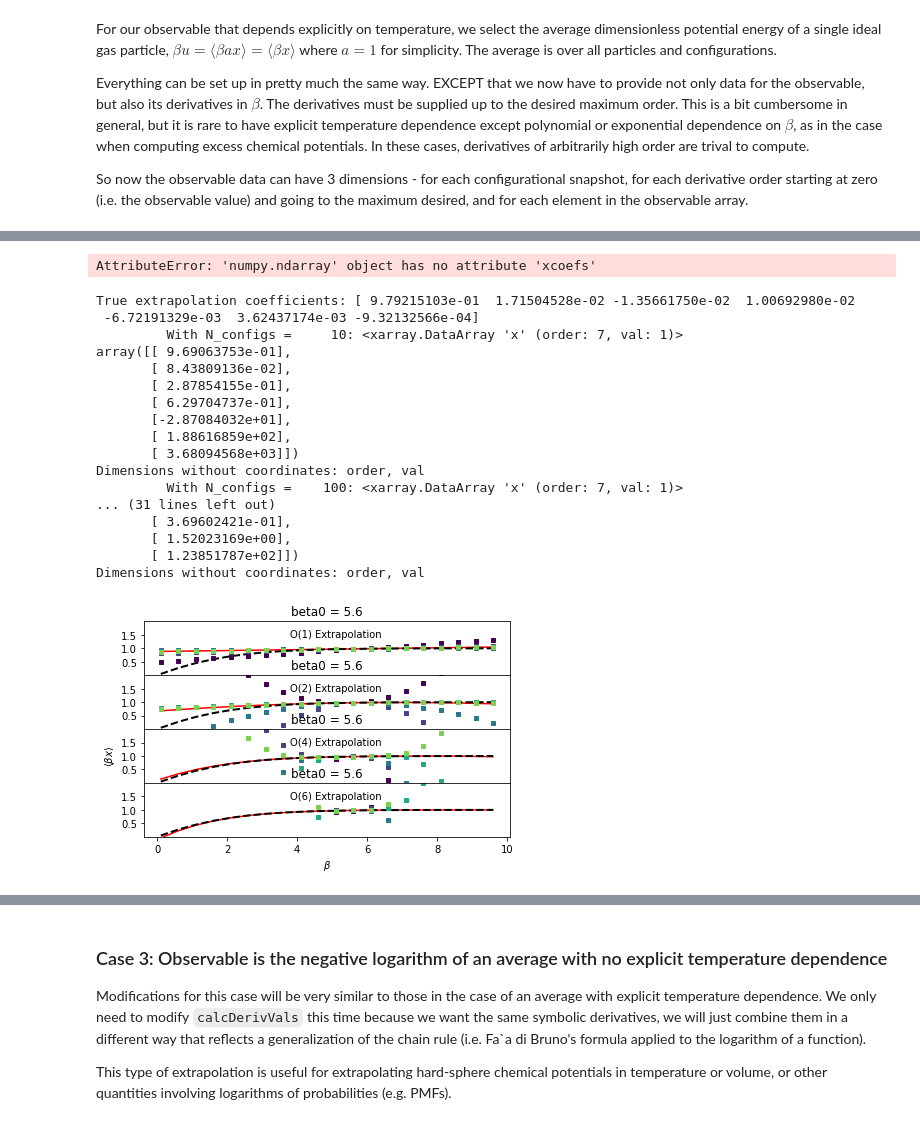
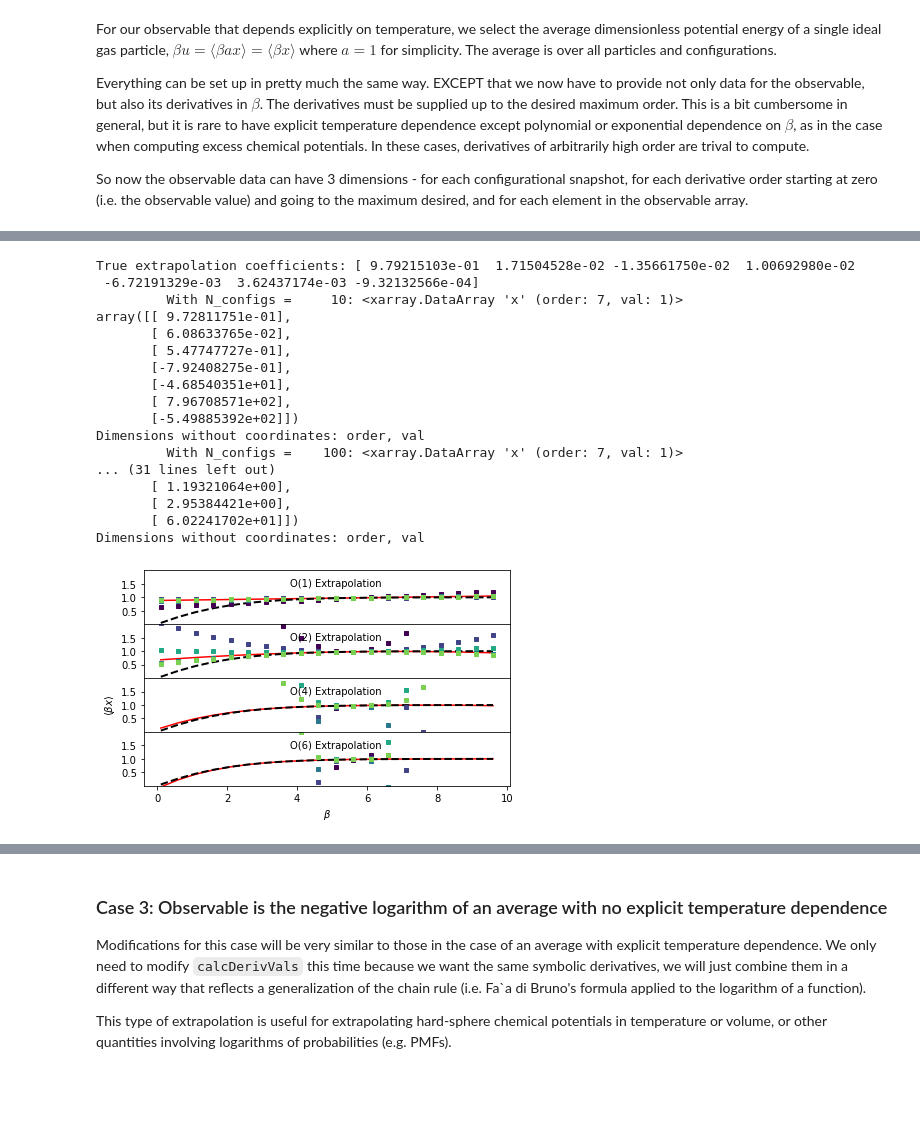
Before and after one commit to usnistgov/thermoextrap-archive, a Jupyter notebook: Ideal_Gas_Example.ipynb, the cells around one changed output, grey strips where cells are left out. Cells and saved outputs as stored; diff of their text form; code cells hidden in the pictures; blank space fills up the shorter version.

```diff
--- a/Ideal_Gas_Example.ipynb
+++ b/Ideal_Gas_Example.ipynb
@@ -279,0 +281,9 @@ Dimensions without coordinates: val
+# %%
+out = xemds.predict(betavals[:4], order=2)
+print(out.a)
+print(out.b)
+
+out2 = xem2_c.predict(betavals[:4], order=2)
+
+np.testing.assert_allclose(out.a, out2.sel(val=0))
+np.testing.assert_allclose(out.b, out2.sel(val=1))
@@ -407,17 +423,17 @@ for i, n in enumerate(nsampvals):
     thisinds = np.random.choice(len(xdata), size=n, replace=False)
 
     #Get parameters for extrapolation model with this data by training it - the parameters are the derivatives
-    xem = xtrapy.ExtrapModel.from_values(order, beta0=refBeta, uv=udata[thisinds], xv=xdata[thisinds], central=True)
+    xem = xpan_beta.factory_extrapmodel(order, alpha0=refBeta, uv=udata[thisinds], xv=xdata[thisinds], central=True)
     out = xem.predict(betavals, cumsum=True)
 
 
     print('\t With N_configs = {:6}: {}'.format(n, xem.xcoefs(norm=False))) #Have to flatten because observable is 1-D
-    print(thisext.flatten()/xem.xcoefs(norm=False).values-1)
     for j, o in enumerate(extOrders):
-          out.sel(order=o).plot(ax=ax[j+1], marker='s', ls='None', markersize=4, color=nsampcolors[i], label='N={}'.format(n))
+          out.sel(order=o).plot(ax=ax[j+1], marker='s', ls='None', markersize=4, color=nsampcolors[i],
+                                label='N={}'.format(n))
 
     #And do the same thing for perturbation, but here the parameters are just the data
-    xpm = xtrapy.PerturbModel.from_values(refBeta, udata[thisinds], xdata[thisinds])
+    xpm = xpan_beta.factory_perturbmodel(refBeta, udata[thisinds], xdata[thisinds])
     xpm.predict(betavals).plot(ax=ax[0], marker='s', ls='None', ms=4, color=nsampcolors[i])
 
 #     thispert = pertModel.train(refBeta, xdata[thisinds], udata[thisinds], saveParams=False)
@@ -437,6 +453,9 @@ ax[-1].yaxis.set_major_locator(mpl.ticker.MaxNLocator(nbins=4, prune='both'))
 fig.tight_layout()
 fig.subplots_adjust(hspace=0.0)
 
+for a in ax:
+    a.set_title('')
+
 plt.show()
 # %% [output]
 True extrapolation coefficients: [ 0.17485984 -0.02816239  0.00763547 -0.00229234  0.00043704  0.00025699
@@ -652,0 +608,10 @@ Dimensions without coordinates: val
+# %%
+#Make sure to include observable derivatives with beta
+#First dimension is number configurational snapshots, second number derivatives, last is dimension of observable
+xdataDepend = np.array([xdata*refBeta, xdata]).T
+xdataDepend = np.hstack((xdataDepend, np.zeros((xdata.shape[0],extOrders[-1]-1))))
+xdataDepend = np.reshape(xdataDepend, xdataDepend.shape+(1,))
+
+#Create and train extrapolation model
+xem_dep = xpan_beta.factory_extrapmodel(extOrders[-1], refBeta, udata, xdataDepend, xalpha=True, central=True)
+#extModelDependent = ExtrapModelDependent(maxOrder=extOrders[-1], refB=refBeta, xData=xdataDepend, uData=udata)
@@ -653,4 +646,5 @@ Dimensions without coordinates: val
 # %%
-r = xem_dep.resample(100, chunk=10_000)
-r.predict(betavals[:4], order=2).std('rep')
+#And bootstrapped uncertainties
+print("Bootstrapped uncertainties in predictions:")
+print(xem_dep.resample(100).predict(betavals[:4], order=2).std('rep'))
 # %% [output]
@@ -708,7 +703,3 @@ Model predictions:
-# %%
-xem_dep.xcoefs()
-# %% [output]
-AttributeError: 'numpy.ndarray' object has no attribute 'xcoefs'
 # %%
 fig, ax = plt.subplots(len(extOrders), sharex=True, sharey=True)
 
@@ -740,45 +731,48 @@ for j, o in enumerate(extOrders):
 for i, n in enumerate(nsampvals):
     thisinds = np.random.choice(len(xdata), size=n, replace=False)
 
     #Get parameters for extrapolation model with this data by training it - the parameters are the derivatives
-    xem_dep = xtrapy.ExtrapModel.from_values(order, refBeta, udata[thisinds], xdataDepend[thisinds], xbeta=True, central=True)
+    xem_dep = xpan_beta.factory_extrapmodel(order, refBeta, udata[thisinds], xdataDepend[thisinds], xalpha=True, central=True)
     out = xem_dep.predict(betavals, cumsum=True)
     print('\t With N_configs = {:6}: {}'.format(n, xem_dep.xcoefs(norm=False)))
     for j, o in enumerate(extOrders):
         out.sel(order=o).plot(marker='s', ms=4, color=nsampcolors[i], ls='None', label='N={}'.format(n), ax=ax[j])
 
 ax[2].set_ylabel(r'$\langle \beta x \rangle$')
 ax[-1].set_xlabel(r'$\beta$')
 
 for j, o in enumerate(extOrders):
     ax[j].annotate('O(%i) Extrapolation'%(o), xy=(0.4, 0.7), xycoords='axes fraction')
 
 ax[-1].set_ylim((0.0, 2.0))
 ax[-1].yaxis.set_major_locator(mpl.ticker.MaxNLocator(nbins=4, prune='both'))
 
 fig.tight_layout()
 fig.subplots_adjust(hspace=0.0)
 
+for a in ax:
+    a.set_title(None)
+
 plt.show()
 # %% [output]
 True extrapolation coefficients: [ 9.79215103e-01  1.71504528e-02 -1.35661750e-02  1.00692980e-02
  -6.72191329e-03  3.62437174e-03 -9.32132566e-04]
          With N_configs =     10: <xarray.DataArray 'x' (order: 7, val: 1)>
-array([[ 9.69063753e-01],
-       [ 8.43809136e-02],
-       [ 2.87854155e-01],
-       [ 6.29704737e-01],
-       [-2.87084032e+01],
-       [ 1.88616859e+02],
-       [ 3.68094568e+03]])
+array([[ 9.72811751e-01],
+       [ 6.08633765e-02],
+       [ 5.47747727e-01],
+       [-7.92408275e-01],
+       [-4.68540351e+01],
+       [ 7.96708571e+02],
+       [-5.49885392e+02]])
 Dimensions without coordinates: order, val
          With N_configs =    100: <xarray.DataArray 'x' (order: 7, val: 1)>
 ... (31 lines left out)
-       [ 3.69602421e-01],
-       [ 1.52023169e+00],
-       [ 1.23851787e+02]])
+       [ 1.19321064e+00],
+       [ 2.95384421e+00],
+       [ 6.02241702e+01]])
 Dimensions without coordinates: order, val
-[figure, old version]
+[figure, new version]
 # %%
 fig, ax = plt.subplots(len(extOrders), sharex=True, sharey=True)
 
```
Also changed, not shown: parts of 65 cells of this notebook, 8 other files.
